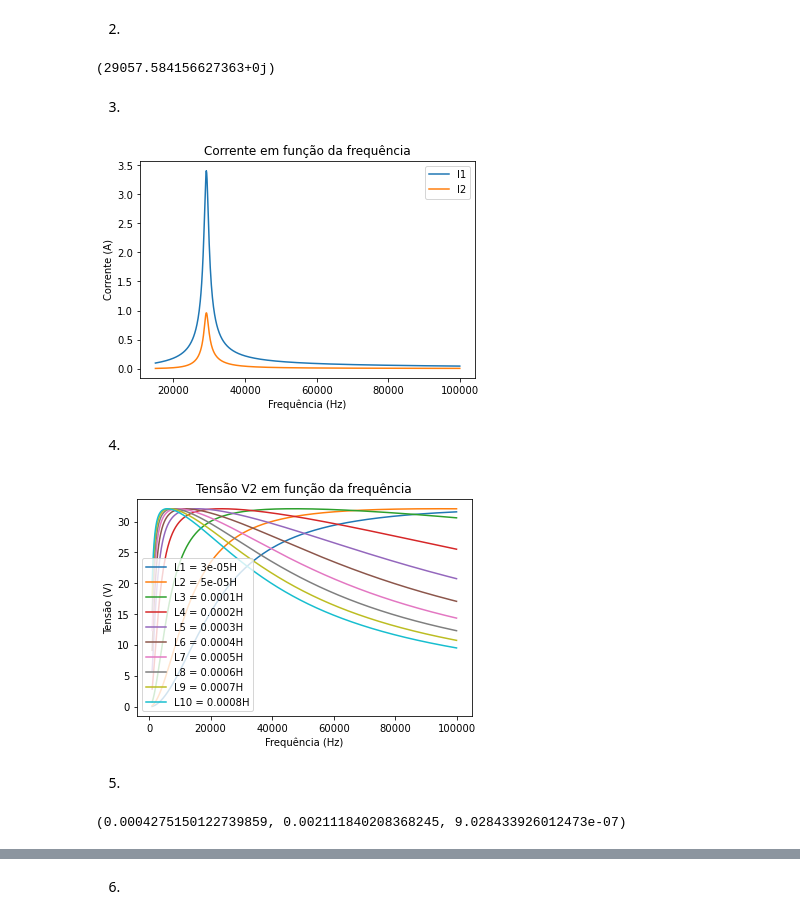
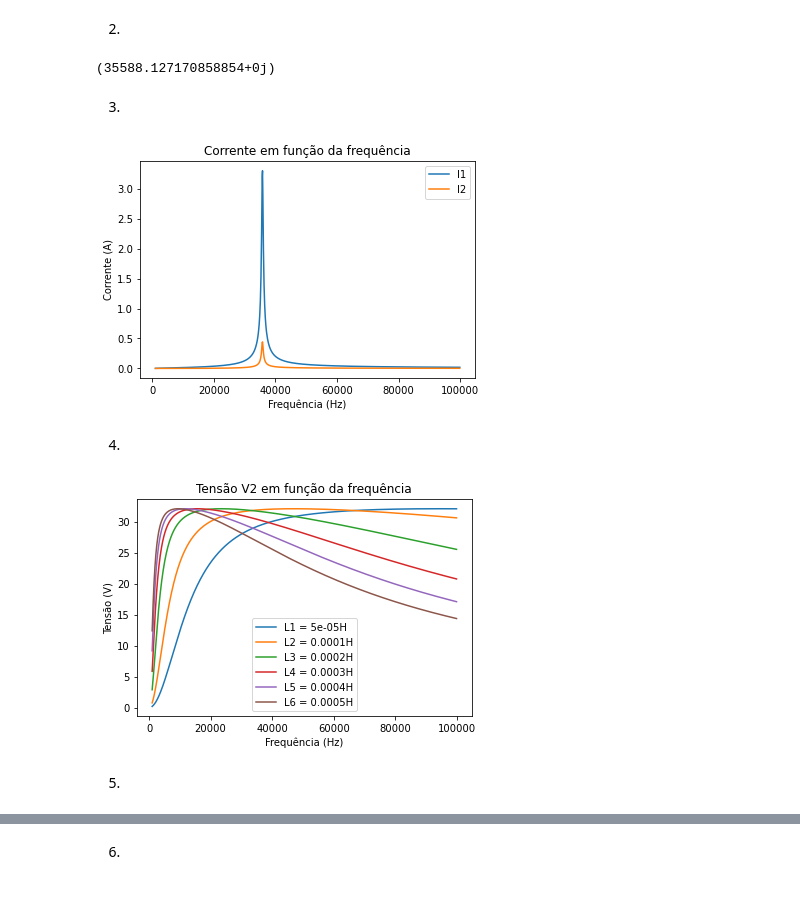
Before and after one commit to MatheusCastellucci/Projeto-Mamag, a Jupyter notebook: projeto.ipynb, the cells around one changed output, grey strips where cells are left out. Drawn from its saved outputs; the diff is of its cells as text; code cells hidden in the pictures.

```diff
--- a/projeto.ipynb
+++ b/projeto.ipynb
@@ -28,7 +28,7 @@ k = 0.1
 L1 = L2 = 200e-6
 
 #capacitância
-C1 = C2 = 150e-9
+C1 = C2 = 0.1e-6
 
 #resistências
 R1 = R2 = 0.5
@@ -37,10 +37,10 @@ Rc = 100
 #frequência
 f = 60
 
-fr=1/(2*pi*sqrt(L1*C1))
-print(fr)
+freq_reson=1/(2*pi*sqrt(L1*C1))
+print(freq_reson)
 # %% [output]
-(29057.584156627363+0j)
+(35588.127170858854+0j)
 # %%
 def CalcularIndutancias(f, L1, L2, C1, C2, k):
     w = 2*pi*f
@@ -53,8 +53,20 @@ def CalcularIndutancias(f, L1, L2, C1, C2, k):
     paralelo = (XC2*Rc)/(XC2+Rc)
     return XL1, XL2, XM, XC1, XC2, paralelo
 
+def CalcularTransformador1(Uf, f):
+    C1 = C2 = 1/(((2*pi)**2)*(freq_reson**2)*L1)
+    XL1, XL2, XM, XC1, XC2, paralelo = CalcularIndutancias(f, L1, L2, C1, C2, k)
 
-def CalcularTransformador(Uf, Rc, f):
+    Z=np.array([[R1+XL1+XC1, -XM],[-XM, XL2+R2+paralelo]])
+    V=np.array([Uf,0])
+    i=np.dot(linalg.inv(Z),V)
+
+    V2=i[1]*paralelo
+
+    return i[0], i[1], V2
+
+
+def CalcularTransformador(Uf, f):
     C1 = C2 = 1/(((2*pi)**2)*(fr**2)*L1)
     XL1, XL2, XM, XC1, XC2, paralelo = CalcularIndutancias(f, L1, L2, C1, C2, k)
 
@@ -65,15 +77,27 @@ def CalcularTransformador(Uf, Rc, f):
     V2=i[1]*paralelo
 
     return i[0], i[1], V2
+
+
+def CalcularTransformador2(Uf, f):
+    XL1, XL2, XM, XC1, XC2, paralelo = CalcularIndutancias(f, L1, L2, C1, C2, k)
+
+    Z=np.array([[R1+XL1+XC1, -XM],[-XM, XL2+R2+paralelo]])
+    V=np.array([Uf,0])
+    i=np.dot(linalg.inv(Z),V)
+
+    V2=i[1]*paralelo
+
+    return i[0], i[1], V2
 # %% [markdown]
 3)
 # %%
-listaf = np.arange(15e3, 100e3, 100)
+listaf = np.arange(1e3, 100e3, 100)
 listai1 = []
 listai2 = []
 
 for f in listaf:
-    i1, i2, v2 = CalcularTransformador(Ufonte, Rc, f)
+    i1, i2, v2 = CalcularTransformador1(Ufonte, f)
     listai1.append(abs(i1))
     listai2.append(abs(i2))
 
@@ -85,30 +109,29 @@ plt.title("Corrente em função da frequência")
 plt.legend()
 plt.show()
 # %% [output]
-[figure, old version]
+[figure, new version]
 # %% [markdown]
 4)
 # %%
-listal1 = [30e-6, 50e-6, 100e-6, 200e-6, 300e-6, 400e-6, 500e-6, 600e-6, 700e-6, 800e-6]
-listaLS = ["L1", "L2", "L3", "L4", "L5", "L6", "L7", "L8", "L9", "L10"]
+listal1 = [50e-6, 100e-6, 200e-6, 300e-6, 400e-6, 500e-6]
+listaLS = ["L1", "L2", "L3", "L4", "L5", "L6"]
 listafr = np.arange(1e3, 1e5, 100)
 
 for L1 in listal1:
     listav2 = []
     L2 = L1
     for fr in listafr:
-        i1, i2, v2= CalcularTransformador(Ufonte, Rc, fr)
+        i1, i2, v2= CalcularTransformador(Ufonte, fr)
         listav2.append(abs(v2))
-
     l_atual = listaLS[listal1.index(L1)]
     plt.plot(listafr, listav2, label=f"{l_atual} = " + str(L1) + "H")
 plt.xlabel("Frequência (Hz)")
 plt.ylabel("Tensão (V)")
 plt.title("Tensão V2 em função da frequência")
 plt.legend()
 plt.show()
 # %% [output]
-[figure, old version]
+[figure, new version]
 # %% [markdown]
 5.
 # %%
@@ -131,18 +154,6 @@ def CalcularEficiencia(Uf, Rc, f):
 
     eficiencia = P2/P1
     return abs(eficiencia), P1, P2
-# %%
-f = 19000
-L1 = L2 = 12e-6
-C1 = C2 = 150e-9
-R1 = R2 = 0.5
-Rc = 100
-Ufonte = 5
-k = 0.1
-
-CalcularEficiencia(Ufonte, Rc, f)
-# %% [output]
-(0.0004275150122739859, 0.002111840208368245, 9.028433926012473e-07)
 # %%
 listaS1 = []
 listaS2 = []
```
Also changed, not shown: parts of 14 cells of this notebook, 2 other files.
